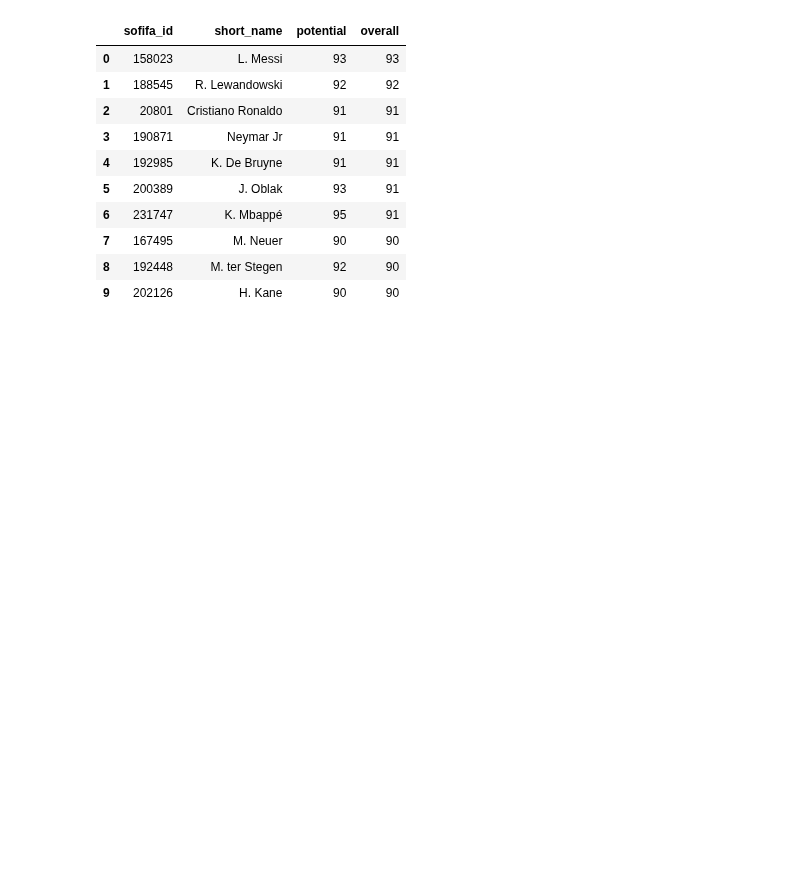
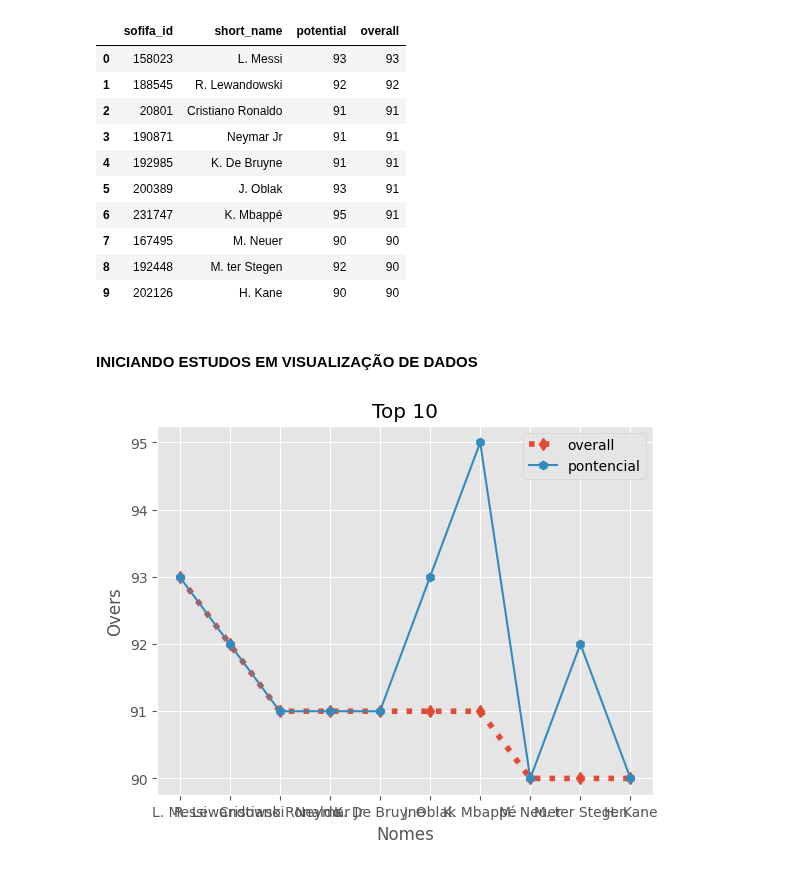
Before and after one commit to lucasghidini/AulasJupyter, a Jupyter notebook: aula1.ipynb, the cells around one changed output. Drawn from its saved outputs; the diff is of its cells as text; code cells hidden in the pictures; blank space fills up the shorter version.

Commit message:
Iniciando os estudos em visualização; Matplotlib

```diff
--- a/aula1.ipynb
+++ b/aula1.ipynb
@@ -560,3 +560,5 @@ df_non_nulls.fillna(value= values)
 | 7 | 167495 | M. Neuer | 90 | 90 |
 | 8 | 192448 | M. ter Stegen | 92 | 90 |
 | 9 | 202126 | H. Kane | 90 | 90 |
+# %% [markdown]
+#### INICIANDO ESTUDOS EM VISUALIZAÇÃO DE DADOS
@@ -562,0 +568,18 @@ df_non_nulls.fillna(value= values)
+# %%
+fifa10 = fifa.head(10)[['short_name','overall','potential']]
+plt.style.use('ggplot')
+
+plt.title('Top 10')
+
+plt.xlabel('Nomes')
+
+plt.ylabel('Overs')
+
+
+plt.plot('short_name','overall', data= fifa10, linewidth=4, marker= 'd', linestyle= ':')
+plt.plot('short_name','potential', data=fifa10, marker= 'h')
+plt.legend(['overall','pontencial'])
+
+plt.grid(True)
+# %% [output]
+[figure, added]
```
Also changed, not shown: parts of 1 cell of this notebook.
